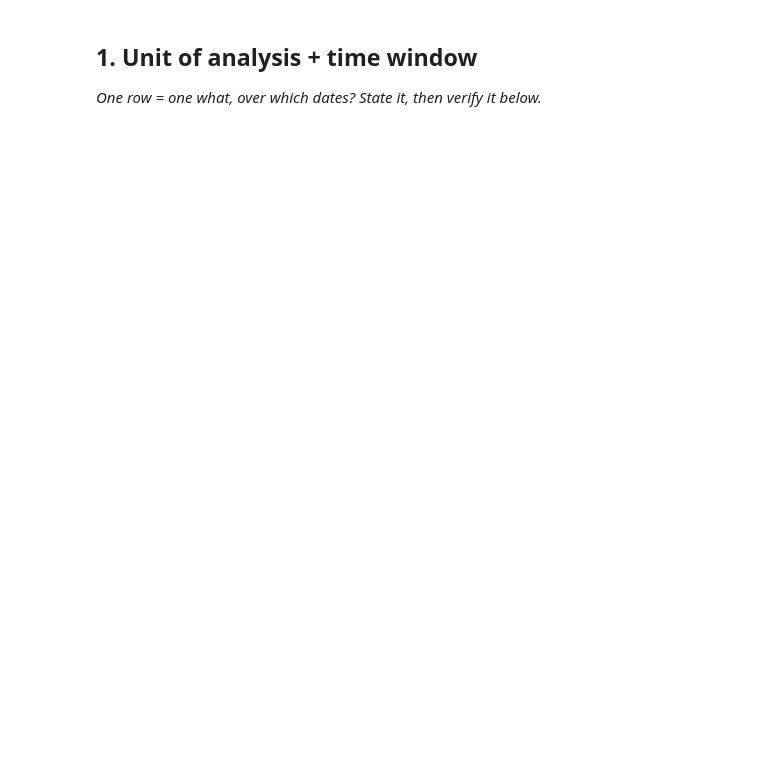
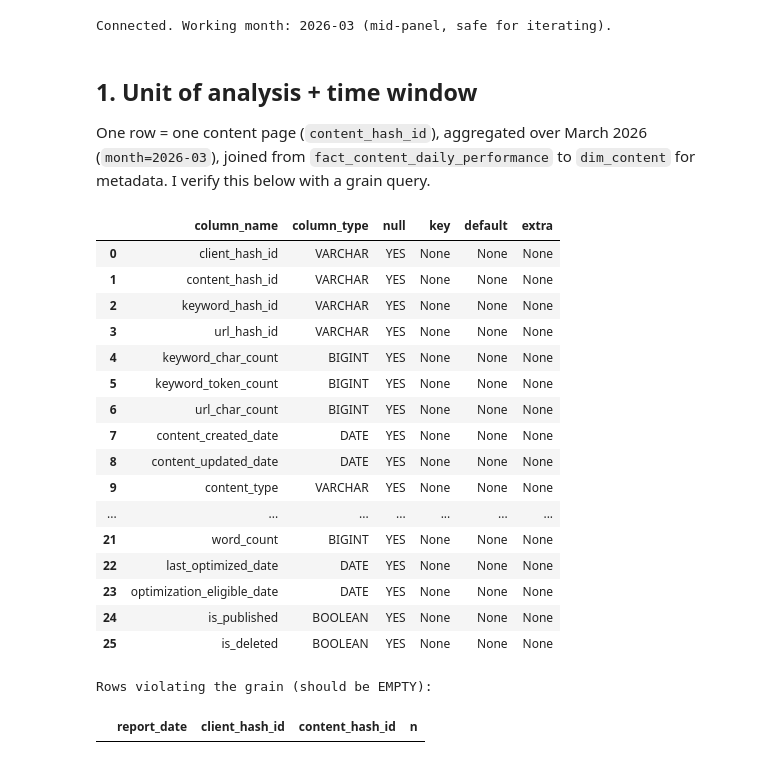
Before and after one commit to Tanvir-Sheikh-R/From-flyrank-starter, a Jupyter notebook: work/notebooks/w03_data_contract.ipynb, the cells around one changed output. Cells and saved outputs as stored; diff of their text form; code cells hidden in the pictures; blank space fills up the shorter version.

```diff
--- a/work/notebooks/w03_data_contract.ipynb
+++ b/work/notebooks/w03_data_contract.ipynb
@@ -9,4 +13,59 @@ This skeleton is yours to fill. Work the sections **in order** — each one has
+# %%
+import duckdb, os
+from dotenv import load_dotenv
+load_dotenv()
+
+HF_TOKEN = os.environ.get("HF_TOKEN")
+con = duckdb.connect()
+con.execute(f"CREATE OR REPLACE SECRET hf (TYPE huggingface, TOKEN '{HF_TOKEN}')")
+
+REL = "hf://datasets/FlyRank/internship-warehouse"
+FACT = f"read_parquet('{REL}/fact_content_daily_performance/month=2026-03/**/*.parquet')"
+DIM_CONTENT = f"read_parquet('{REL}/dim_content.parquet')"
+DIM_CLIENTS = f"read_parquet('{REL}/dim_clients.parquet')"
+
+print("Connected. Working month: 2026-03 (mid-panel, safe for iterating).")
+# %% [output]
+Connected. Working month: 2026-03 (mid-panel, safe for iterating).
 # %% [markdown]
 ## 1. Unit of analysis + time window
-
-*One row = one what, over which dates? State it, then verify it below.*
+One row = one content page (`content_hash_id`), aggregated over March 2026
+(`month=2026-03`), joined from `fact_content_daily_performance` to `dim_content`
+for metadata. I verify this below with a grain query.
+# %%
+con.sql(f"DESCRIBE SELECT * FROM {DIM_CONTENT}").df()
+# %% [output]
+|  | column_name | column_type | null | key | default | extra |
+| 0 | client_hash_id | VARCHAR | YES | None | None | None |
+| 1 | content_hash_id | VARCHAR | YES | None | None | None |
+| 2 | keyword_hash_id | VARCHAR | YES | None | None | None |
+| 3 | url_hash_id | VARCHAR | YES | None | None | None |
+| 4 | keyword_char_count | BIGINT | YES | None | None | None |
+| 5 | keyword_token_count | BIGINT | YES | None | None | None |
+| 6 | url_char_count | BIGINT | YES | None | None | None |
+| 7 | content_created_date | DATE | YES | None | None | None |
+| 8 | content_updated_date | DATE | YES | None | None | None |
+| 9 | content_type | VARCHAR | YES | None | None | None |
+| ... | ... | ... | ... | ... | ... | ... |
+| 21 | word_count | BIGINT | YES | None | None | None |
+| 22 | last_optimized_date | DATE | YES | None | None | None |
+| 23 | optimization_eligible_date | DATE | YES | None | None | None |
+| 24 | is_published | BOOLEAN | YES | None | None | None |
+| 25 | is_deleted | BOOLEAN | YES | None | None | None |
+# %%
+# This cell is for CODE (numbers, a query, a check).
+# Write your text answer in the cell ABOVE this one — typing sentences here breaks Run All.
+
+grain_check = con.sql(f"""
+    SELECT report_date, client_hash_id, content_hash_id, COUNT(*) AS n
+    FROM {FACT}
+    GROUP BY 1, 2, 3
+    HAVING COUNT(*) > 1
+    LIMIT 5
+""").df()
+
+print("Rows violating the grain (should be EMPTY):")
+grain_check
+# %% [output]
+Rows violating the grain (should be EMPTY):
+|  | report_date | client_hash_id | content_hash_id | n |
```
Also changed, not shown: parts of 20 cells of this notebook, 1 other file.
